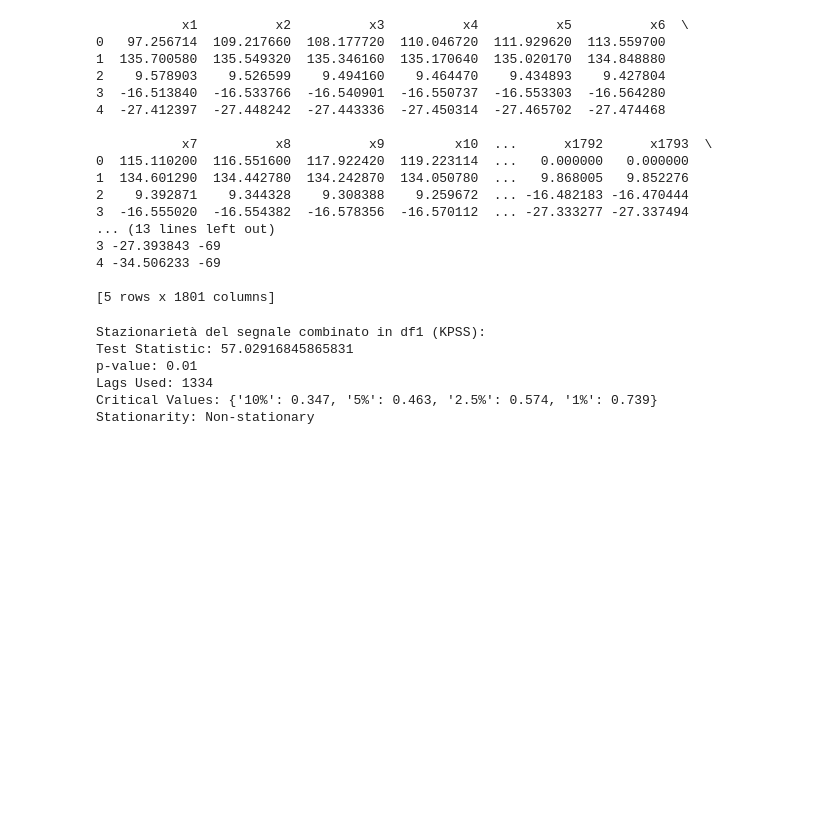
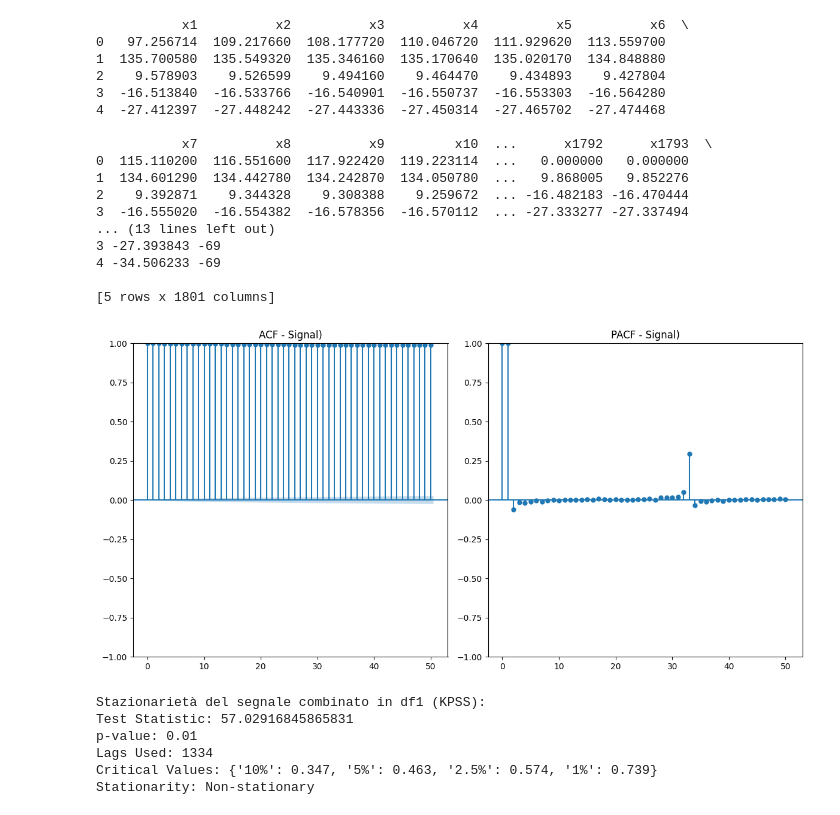
Before and after one commit to stebil87/Thesis, a Jupyter notebook: Analysis.ipynb, the cells around one changed output. Cells and saved outputs as stored; diff of their text form; code cells hidden in the pictures; blank space fills up the shorter version.

```diff
--- a/Analysis.ipynb
+++ b/Analysis.ipynb
@@ -99,6 +99,14 @@ print(df1.head())
 4 -34.506233 -69
 
 [5 rows x 1801 columns]
+# %%
+#ACF e PACF
+filtered_df1 = df1.loc[df1['y'] <= 0]
+combined_signal = filtered_df1.drop(columns='y', errors='ignore').values.flatten()
+downsampled_signal = downsample_signal(combined_signal, factor=10)
+plot_acf_pacf(downsampled_signal, 'Signal)')
+# %% [output]
+[figure, added]
 # %%
 #check stationarity
 stationarity_results_df1 = check_combined_stationarity_kpss(df1)
```
Also changed, not shown: 1 other file.
